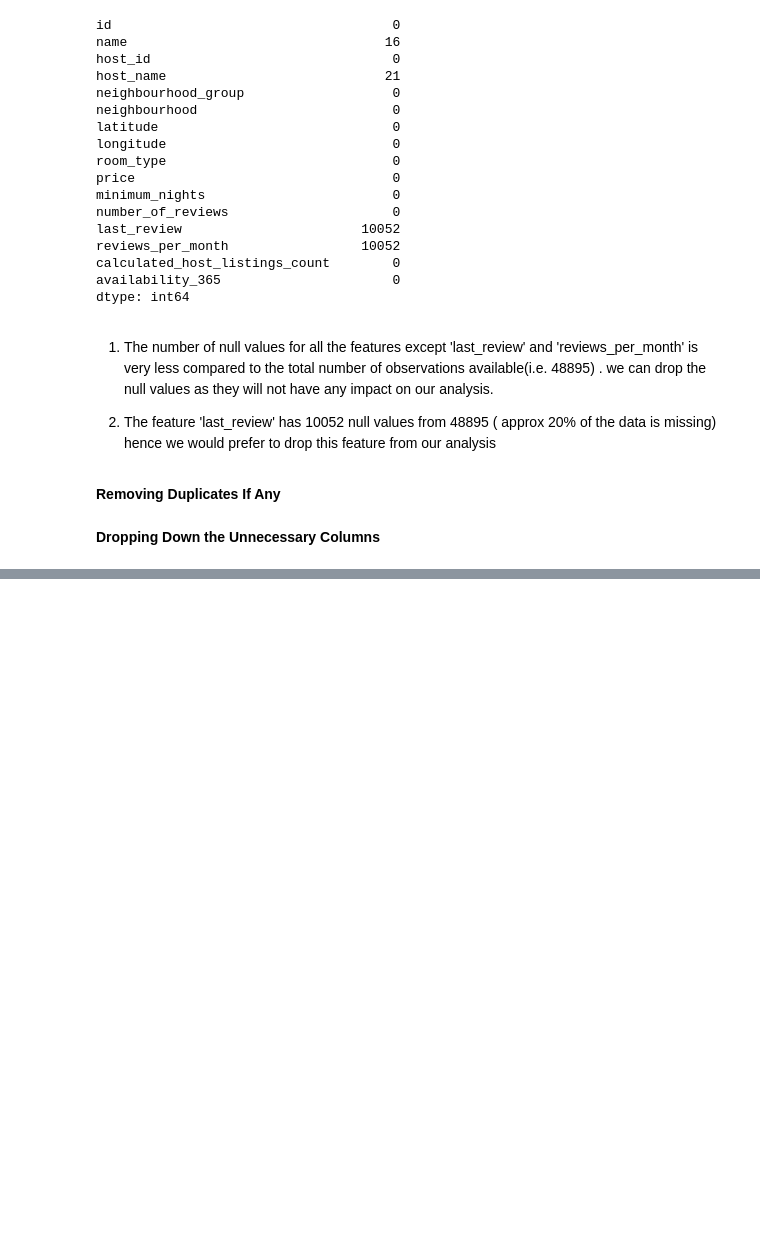
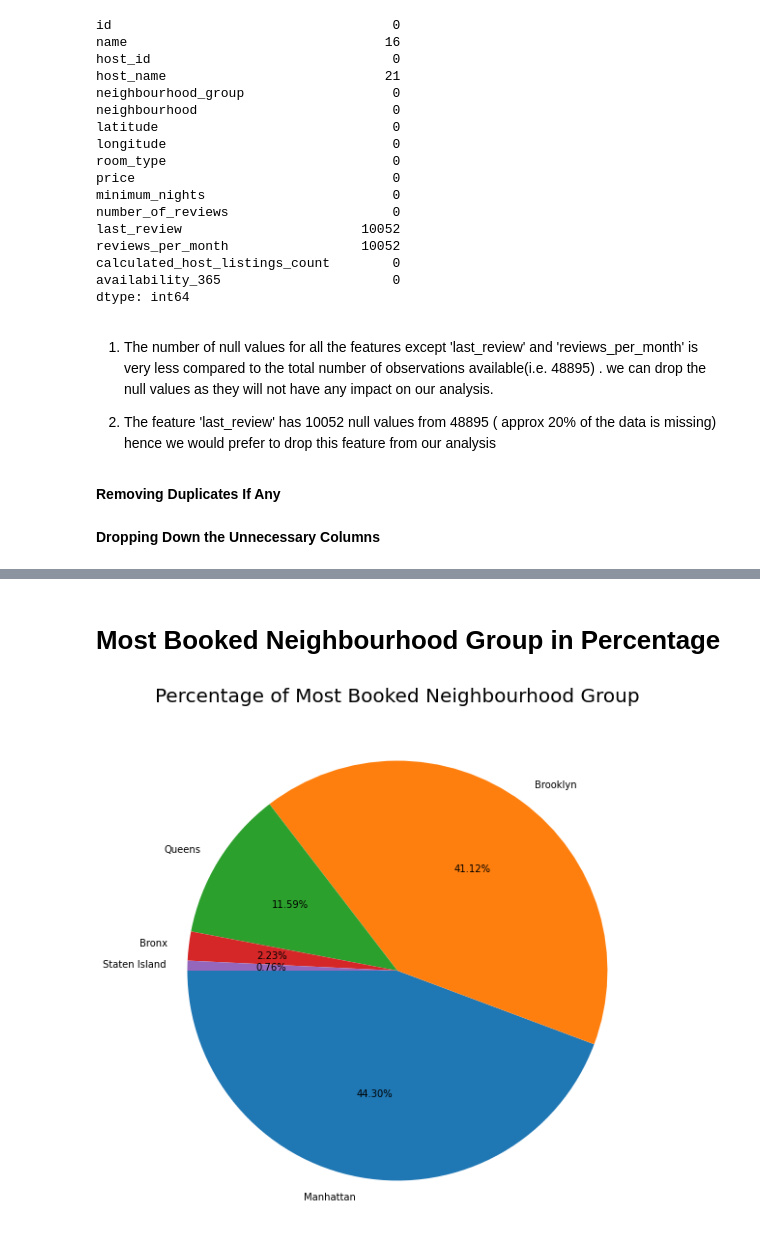
Before and after one commit to AkshayAI007/AirBnB-Bookings-Analysis-, a Jupyter notebook: EDA_on_AirBnB_Booking_Analysis.ipynb, the cells around one changed output, grey strips where cells are left out. Drawn from its saved outputs; the diff is of its cells as text; code cells hidden in the pictures; blank space fills up the shorter version.

```diff
--- a/EDA_on_AirBnB_Booking_Analysis.ipynb
+++ b/EDA_on_AirBnB_Booking_Analysis.ipynb
@@ -130,0 +185,9 @@ df.drop(['id','name','last_review',],axis=1, inplace=True)
+# %% [markdown]
+# **Most Booked Neighbourhood Group in Percentage**
+# %%
+plt.figure(figsize=(12,10))
+plt.pie(df['neighbourhood_group'].value_counts(), labels=df['neighbourhood_group'].value_counts().keys(),autopct='%0.2f%%', startangle=180)
+plt.title('Percentage of Most Booked Neighbourhood Group',fontsize=20)
+plt.show()
+# %% [output]
+[figure, added]
```
Also changed, not shown: parts of 57 cells of this notebook.
